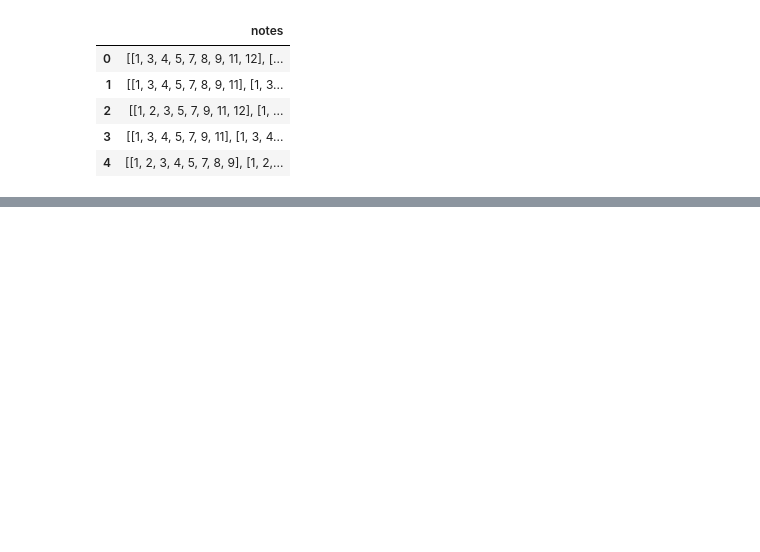
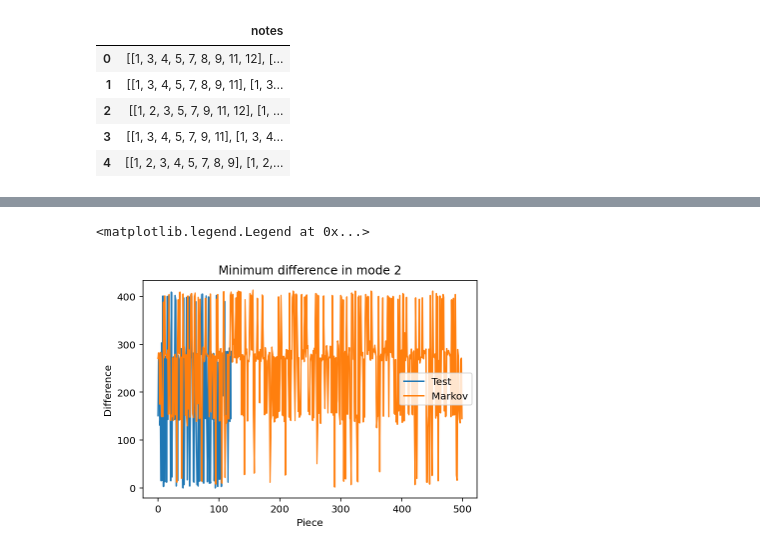
Before and after one commit to zwierski/dh-401-melody-generation-group-2, a Jupyter notebook: assignment1_copy.ipynb, the cells around one changed output, grey strips where cells are left out. Cells and saved outputs as stored; diff of their text form; code cells hidden in the pictures; blank space fills up the shorter version.

```diff
--- a/assignment1_copy.ipynb
+++ b/assignment1_copy.ipynb
@@ -905,0 +872,11 @@ Minimum score is: 1.8457016151341104; Index of the worest generated piece is : 3
+# %%
+plt.plot(range(len(distance_minimum_test_2)),distance_minimum_test_2,label="Test")
+#plt.plot(range(len(distance_minimum_random_2)),distance_minimum_random_2,label="Random")
+plt.plot(range(len(distance_minimum_markov_2)),distance_minimum_markov_2,label="Markov")
+plt.xlabel('Piece')
+plt.ylabel('Difference')
+plt.title("Minimum difference in mode 2")
+plt.legend()
+# %% [output]
+<matplotlib.legend.Legend at 0x...>
+[figure, added]
```
Also changed, not shown: parts of 60 cells of this notebook.
